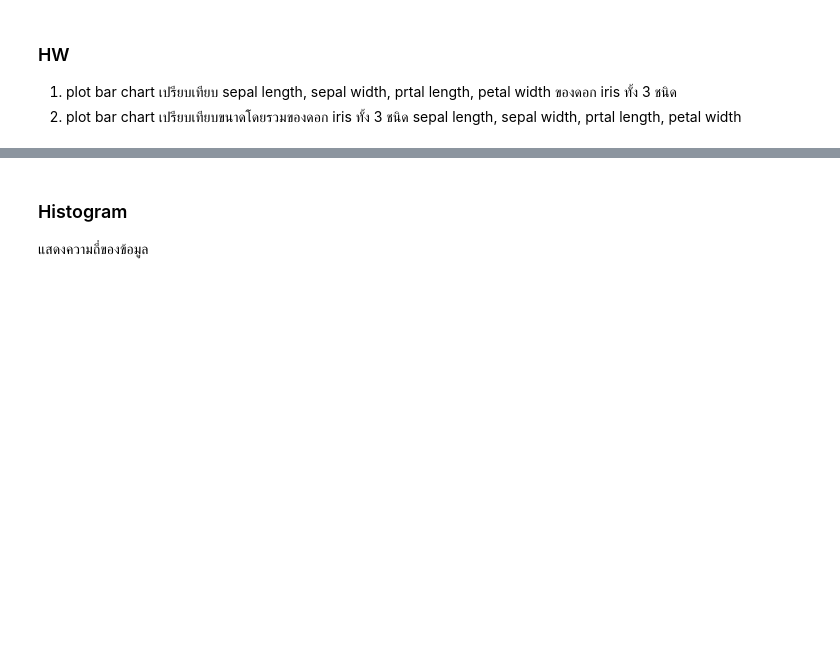
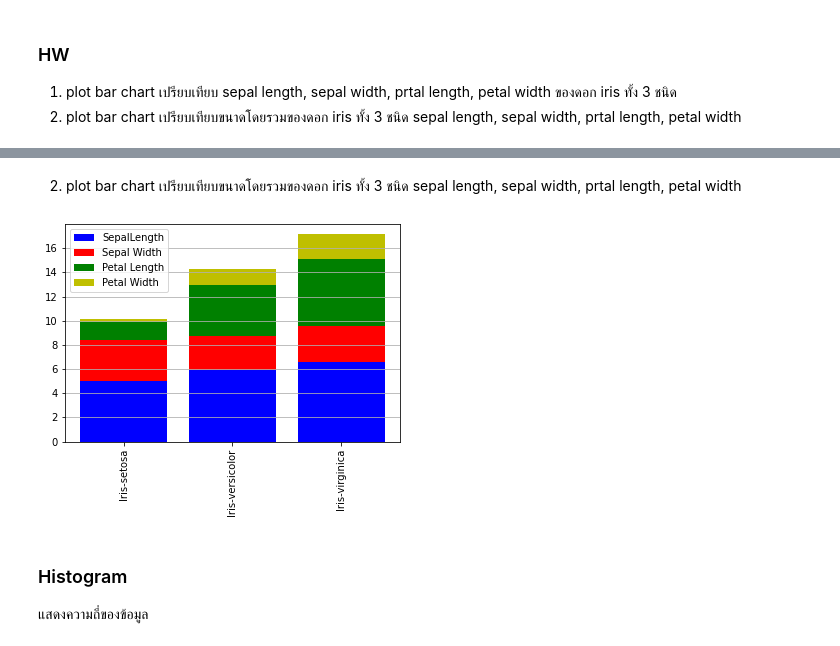
Before and after one commit to pondbaahh/data_viz_2022, a Jupyter notebook: DataViz04_Data_Comparison.ipynb, the cells around one changed output, grey strips where cells are left out. Saved outputs shown, nothing was run; the diff lists cells and outputs as text; code cells hidden in the pictures; blank space fills up the shorter version.

```diff
--- a/DataViz04_Data_Comparison.ipynb
+++ b/DataViz04_Data_Comparison.ipynb
@@ -283,3 +304,15 @@ plt.legend();
+# %% [markdown]
+2. plot bar chart เปรียบเทียบขนาดโดยรวมของดอก iris ทั้ง 3 ชนิด sepal length, sepal width, prtal length, petal width
+# %%
+plt.bar([1,2,3],sample_data['SepalLength'],color='b',label='SepalLength') #ชุดเเรก
+plt.bar([1,2,3],sample_data['SepalWidth'],bottom=sample_data['SepalLength'],color='r',label='Sepal Width')
+plt.bar([1,2,3],sample_data['PetalLength'],bottom=sample_data['SepalLength']+ sample_data['SepalWidth'],color='g',label='Petal Length')
+plt.bar([1,2,3],sample_data['PetalWidth'],bottom=sample_data['SepalLength']+ sample_data['SepalWidth']+ sample_data['PetalLength'],color='y',label='Petal Width')
+plt.xticks([1,2,3], sample_data.reset_index()['Name'],rotation='vertical')
+plt.grid(True,axis='y') #ใส่เส้นเฉพาะเเกน y
+plt.legend();
+# %% [output]
+[figure, added]
 # %% [markdown]
 ### Histogram
 
```
Also changed, not shown: parts of 3 cells of this notebook.
